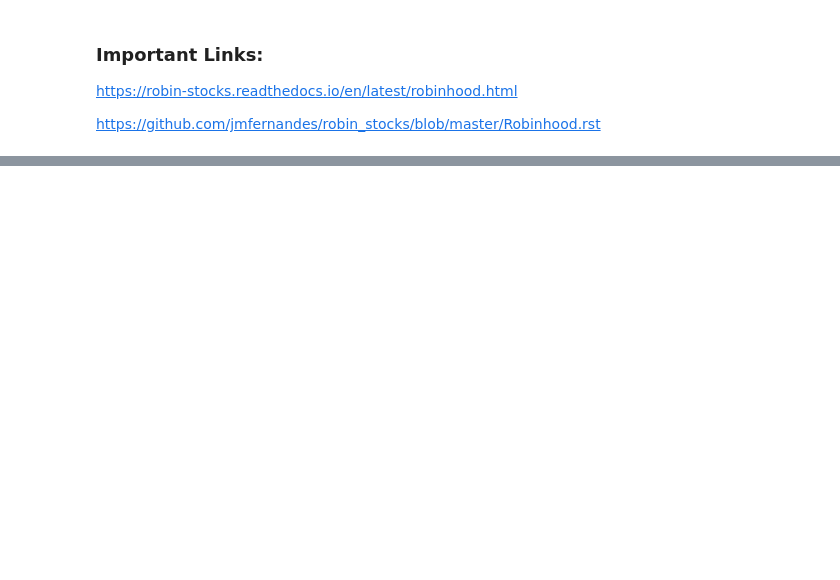
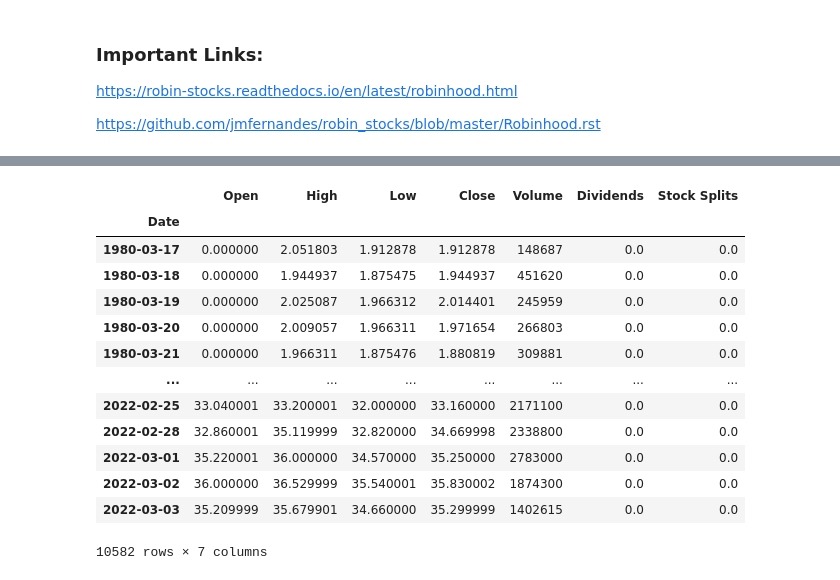
Before and after one commit to dawsboss/Stocks, a Jupyter notebook: Robin_Stocks.ipynb, the cells around one changed output, grey strips where cells are left out. Saved outputs shown, nothing was run; the diff lists cells and outputs as text; code cells hidden in the pictures; blank space fills up the shorter version.

```diff
--- a/Robin_Stocks.ipynb
+++ b/Robin_Stocks.ipynb
@@ -98,0 +788,17 @@ a.logout()
+# %%
+a.yTicker['MUR'].history(period="max")
+# %% [output]
+|  | Open | High | Low | Close | Volume | Dividends | Stock Splits |
+| Date |  |  |  |  |  |  |  |
+| 1980-03-17 | 0.000000 | 2.051803 | 1.912878 | 1.912878 | 148687 | 0.0 | 0.0 |
+| 1980-03-18 | 0.000000 | 1.944937 | 1.875475 | 1.944937 | 451620 | 0.0 | 0.0 |
+| 1980-03-19 | 0.000000 | 2.025087 | 1.966312 | 2.014401 | 245959 | 0.0 | 0.0 |
+| 1980-03-20 | 0.000000 | 2.009057 | 1.966311 | 1.971654 | 266803 | 0.0 | 0.0 |
+| 1980-03-21 | 0.000000 | 1.966311 | 1.875476 | 1.880819 | 309881 | 0.0 | 0.0 |
+| ... | ... | ... | ... | ... | ... | ... | ... |
+| 2022-02-25 | 33.040001 | 33.200001 | 32.000000 | 33.160000 | 2171100 | 0.0 | 0.0 |
+| 2022-02-28 | 32.860001 | 35.119999 | 32.820000 | 34.669998 | 2338800 | 0.0 | 0.0 |
+| 2022-03-01 | 35.220001 | 36.000000 | 34.570000 | 35.250000 | 2783000 | 0.0 | 0.0 |
+| 2022-03-02 | 36.000000 | 36.529999 | 35.540001 | 35.830002 | 1874300 | 0.0 | 0.0 |
+| 2022-03-03 | 35.209999 | 35.679901 | 34.660000 | 35.299999 | 1402615 | 0.0 | 0.0 |
+10582 rows × 7 columns
```
Also changed, not shown: parts of 58 cells of this notebook, 20 other files.
